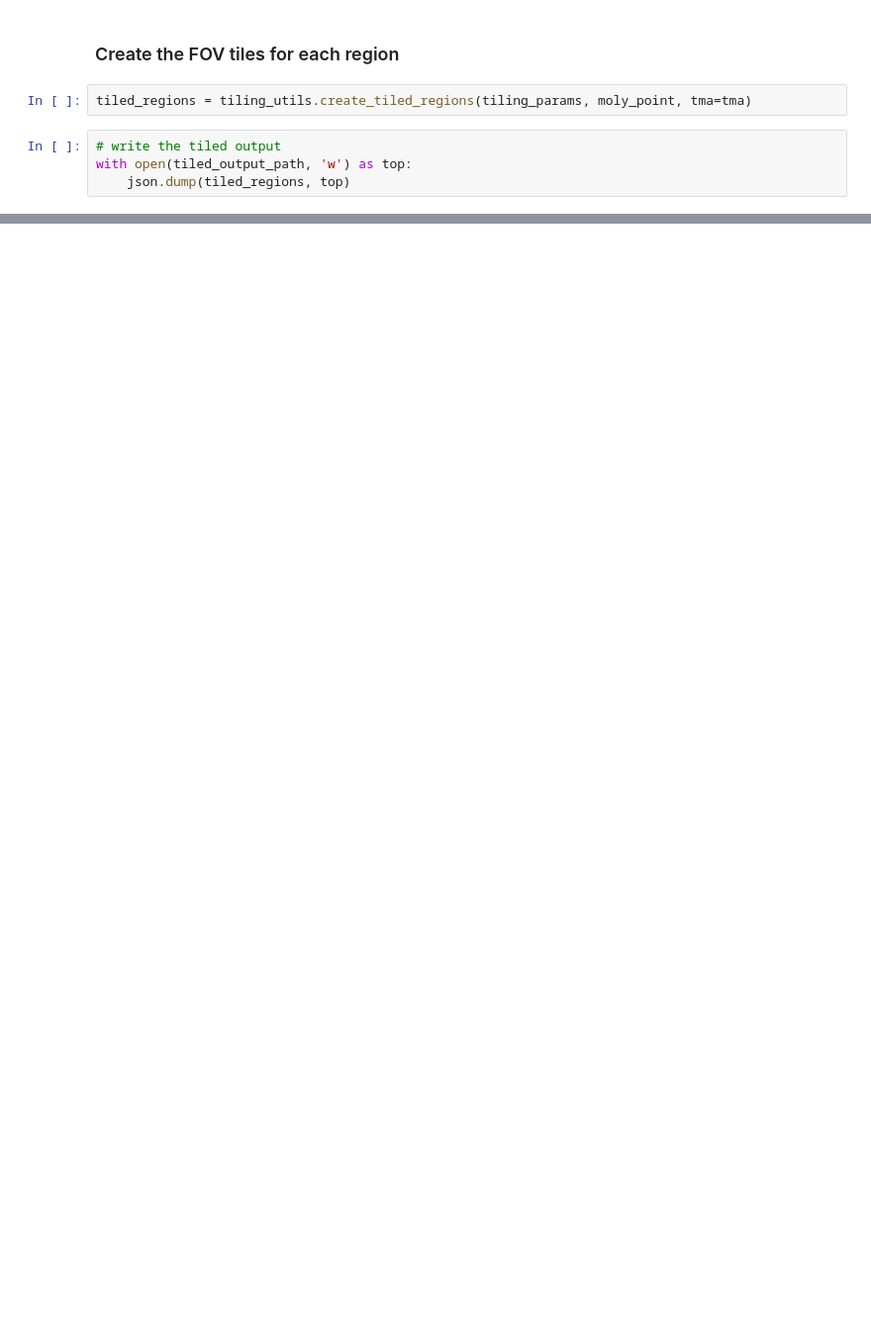
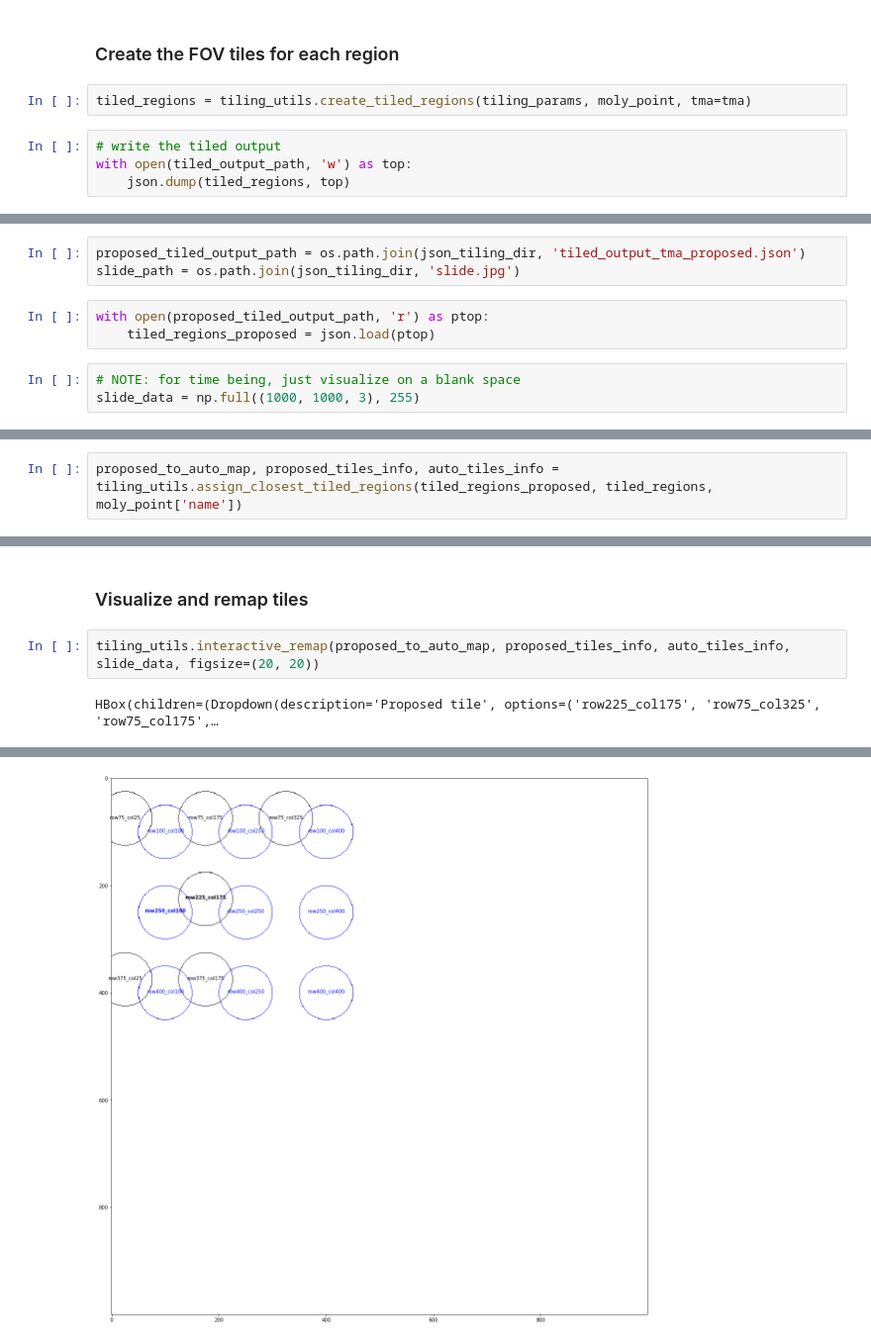
Before and after one commit to angelolab/ark-analysis, a Jupyter notebook: templates_qc/example_fov_grid_generate.ipynb, the cells around one changed output, grey strips where cells are left out. Shown at 99% size. Saved outputs shown, nothing was run; the diff lists cells and outputs as text; blank space fills up the shorter version.

Commit message:
Initial commit of tile visualization

```diff
--- a/templates_qc/example_fov_grid_generate.ipynb
+++ b/templates_qc/example_fov_grid_generate.ipynb
@@ -48,0 +64,9 @@ with open(tiled_output_path, 'w') as top:
+# %%
+proposed_tiled_output_path = os.path.join(json_tiling_dir, 'tiled_output_tma_proposed.json')
+slide_path = os.path.join(json_tiling_dir, 'slide.jpg')
+# %%
+with open(proposed_tiled_output_path, 'r') as ptop:
+    tiled_regions_proposed = json.load(ptop)
+# %%
+# NOTE: for time being, just visualize on a blank space
+slide_data = np.full((1000, 1000, 3), 255)
@@ -48,0 +95,2 @@ with open(tiled_output_path, 'w') as top:
+# %%
+proposed_to_auto_map, proposed_tiles_info, auto_tiles_info = tiling_utils.assign_closest_tiled_regions(tiled_regions_proposed, tiled_regions, moly_point['name'])
@@ -48,0 +127,6 @@ with open(tiled_output_path, 'w') as top:
+# %% [markdown]
+### Visualize and remap tiles
+# %%
+tiling_utils.interactive_remap(proposed_to_auto_map, proposed_tiles_info, auto_tiles_info, slide_data, figsize=(20, 20))
+# %% [output]
+HBox(children=(Dropdown(description='Proposed tile', options=('row225_col175', 'row75_col325', 'row75_col175',…
@@ -48,0 +134 @@ with open(tiled_output_path, 'w') as top:
+[figure, added]
```
Also changed, not shown: parts of 18 cells of this notebook, 1 other file.
